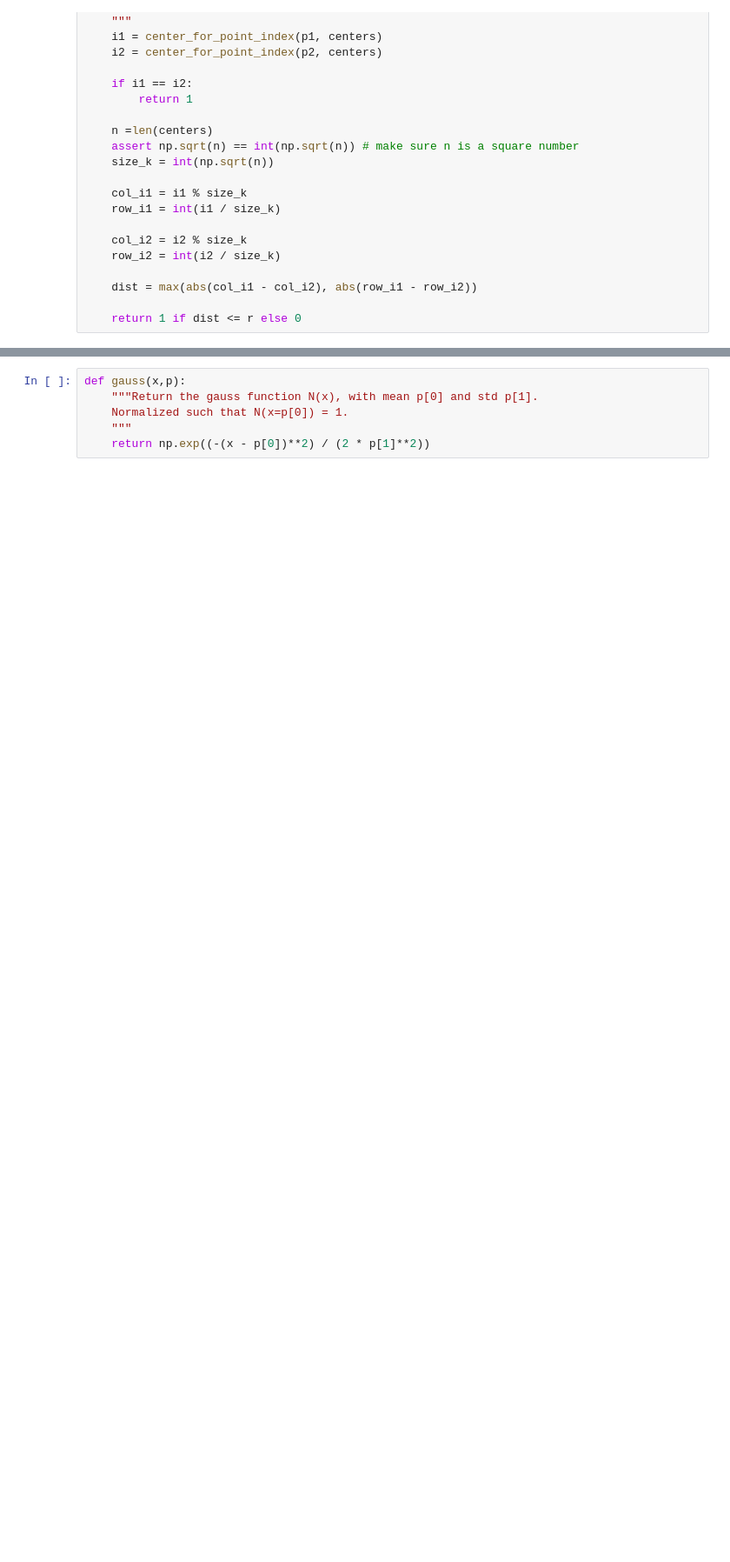
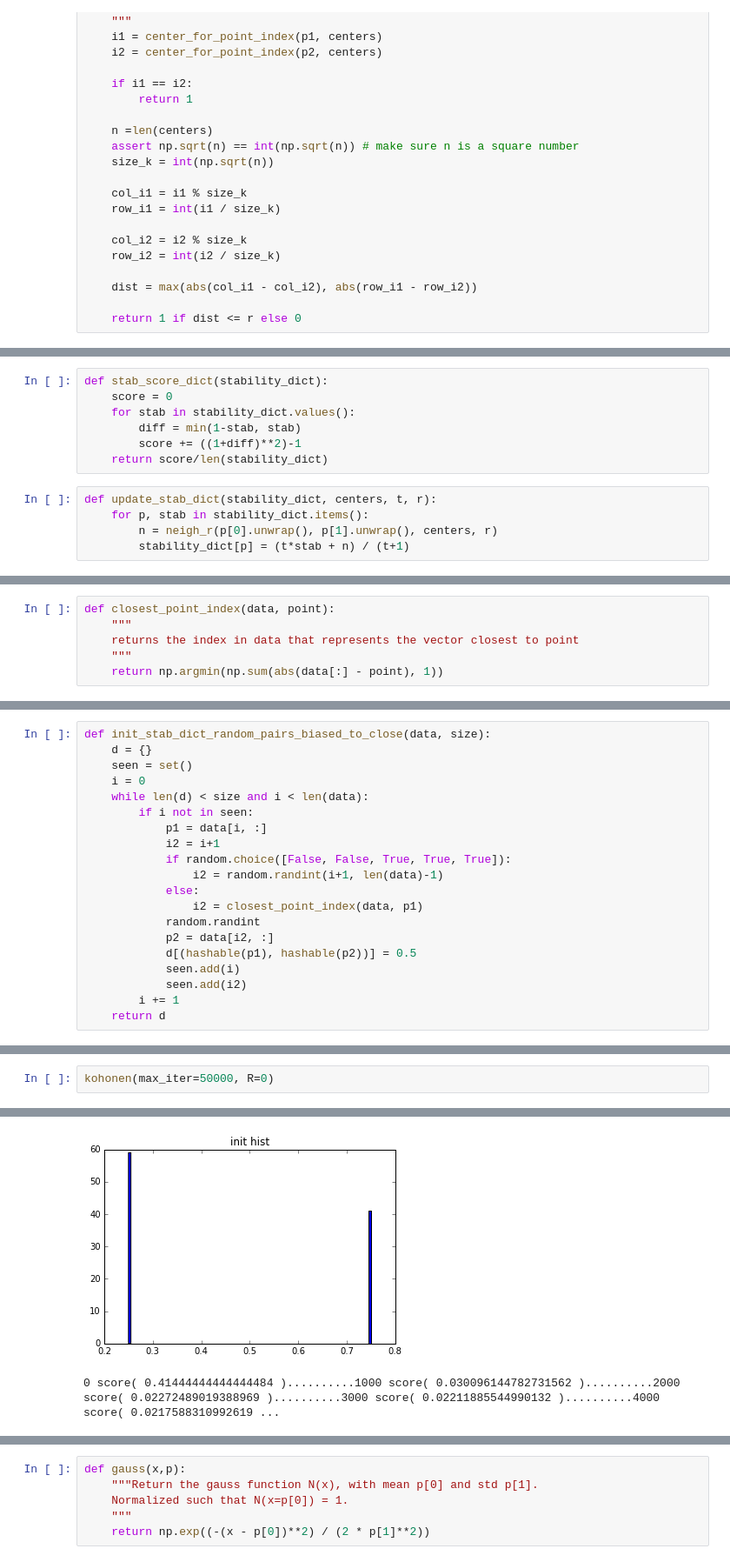
Before and after one commit to JosselinVallee/Unsupervised_project1, a Jupyter notebook: notebook-lukas.ipynb, the cells around one changed output, grey strips where cells are left out. Shown at 87% size. Cells and saved outputs as stored; diff of their text form; blank space fills up the shorter version.

Commit message:
cose pairs stay in same cluster implementation

```diff
--- a/notebook-lukas.ipynb
+++ b/notebook-lukas.ipynb
@@ -89,0 +66,12 @@ def init_stab_matrix(size):
+# %%
+def stab_score_dict(stability_dict):
+    score = 0
+    for stab in stability_dict.values():
+        diff = min(1-stab, stab)
+        score += ((1+diff)**2)-1
+    return score/len(stability_dict)
+# %%
+def update_stab_dict(stability_dict, centers, t, r):
+    for p, stab in stability_dict.items():
+        n = neigh_r(p[0].unwrap(), p[1].unwrap(), centers, r)
+        stability_dict[p] = (t*stab + n) / (t+1)
@@ -89,0 +86,6 @@ def init_stab_matrix(size):
+# %%
+def closest_point_index(data, point):
+    """
+    returns the index in data that represents the vector closest to point
+    """
+    return np.argmin(np.sum(abs(data[:] - point), 1))
@@ -89,0 +122,20 @@ def init_stab_matrix(size):
+# %%
+def init_stab_dict_random_pairs_biased_to_close(data, size):
+    d = {}
+    seen = set()
+    i = 0
+    while len(d) < size and i < len(data):
+        if i not in seen:
+            p1 = data[i, :]
+            i2 = i+1
+            if random.choice([False, False, True, True, True]):
+                i2 = random.randint(i+1, len(data)-1)
+            else:
+                i2 = closest_point_index(data, p1)
+            random.randint
+            p2 = data[i2, :]
+            d[(hashable(p1), hashable(p2))] = 0.5
+            seen.add(i)
+            seen.add(i2)
+        i += 1
+    return d
@@ -180,0 +260,3 @@ def kohonen():
+# %%
+kohonen(max_iter=50000, R=0)
+# %% [output]
@@ -180,0 +266,2 @@ def kohonen():
+[figure, added]
+0 score( 0.41444444444444484 )..........1000 score( 0.030096144782731562 )..........2000 score( 0.02272489019388969 )..........3000 score( 0.02211885544990132 )..........4000 score( 0.0217588310992619 ...
```
Also changed, not shown: parts of 12 cells of this notebook, 2 other files.
